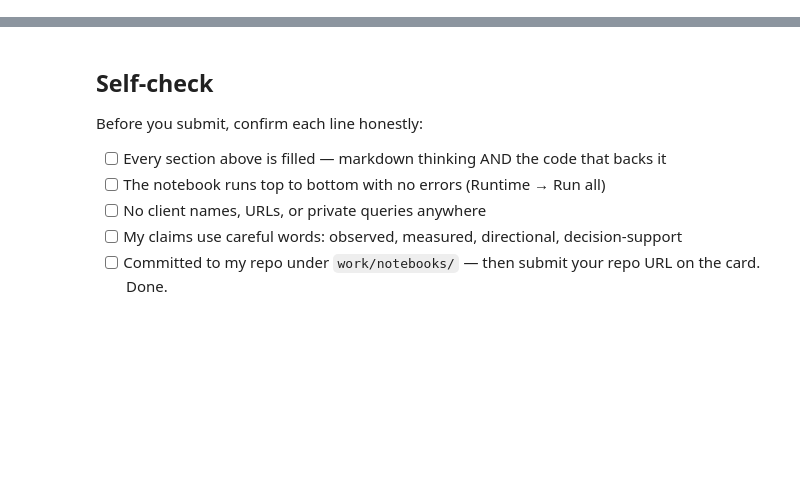
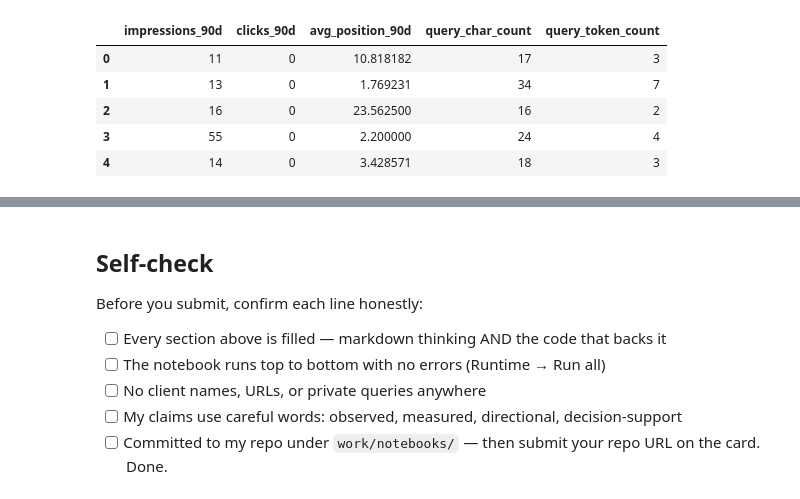
Before and after one commit to Noor-Fatima313/flyrank-ml-internship, a Jupyter notebook: work/notebooks/w03_data_contract.ipynb, the cells around one changed output, grey strips where cells are left out. Cells and saved outputs as stored; diff of their text form; code cells hidden in the pictures; blank space fills up the shorter version.

```diff
--- a/work/notebooks/w03_data_contract.ipynb
+++ b/work/notebooks/w03_data_contract.ipynb
@@ -29,0 +199,19 @@ This skeleton is yours to fill. Work the sections **in order** — each one has
+# %%
+features = df[
+    [
+        "impressions_90d",
+        "clicks_90d",
+        "avg_position_90d",
+        "query_char_count",
+        "query_token_count"
+    ]
+]
+
+features.head()
+# %% [output]
+|  | impressions_90d | clicks_90d | avg_position_90d | query_char_count | query_token_count |
+| 0 | 11 | 0 | 10.818182 | 17 | 3 |
+| 1 | 13 | 0 | 1.769231 | 34 | 7 |
+| 2 | 16 | 0 | 23.562500 | 16 | 2 |
+| 3 | 55 | 0 | 2.200000 | 24 | 4 |
+| 4 | 14 | 0 | 3.428571 | 18 | 3 |
```
Also changed, not shown: parts of 19 cells of this notebook.
